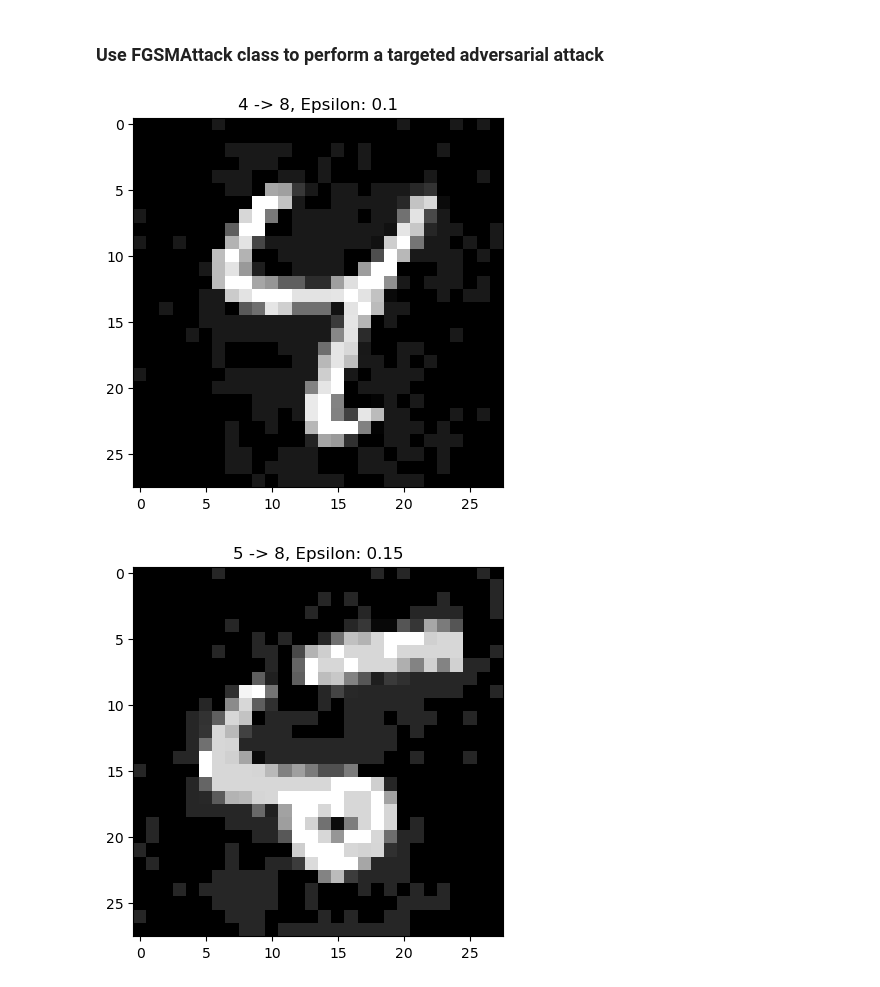
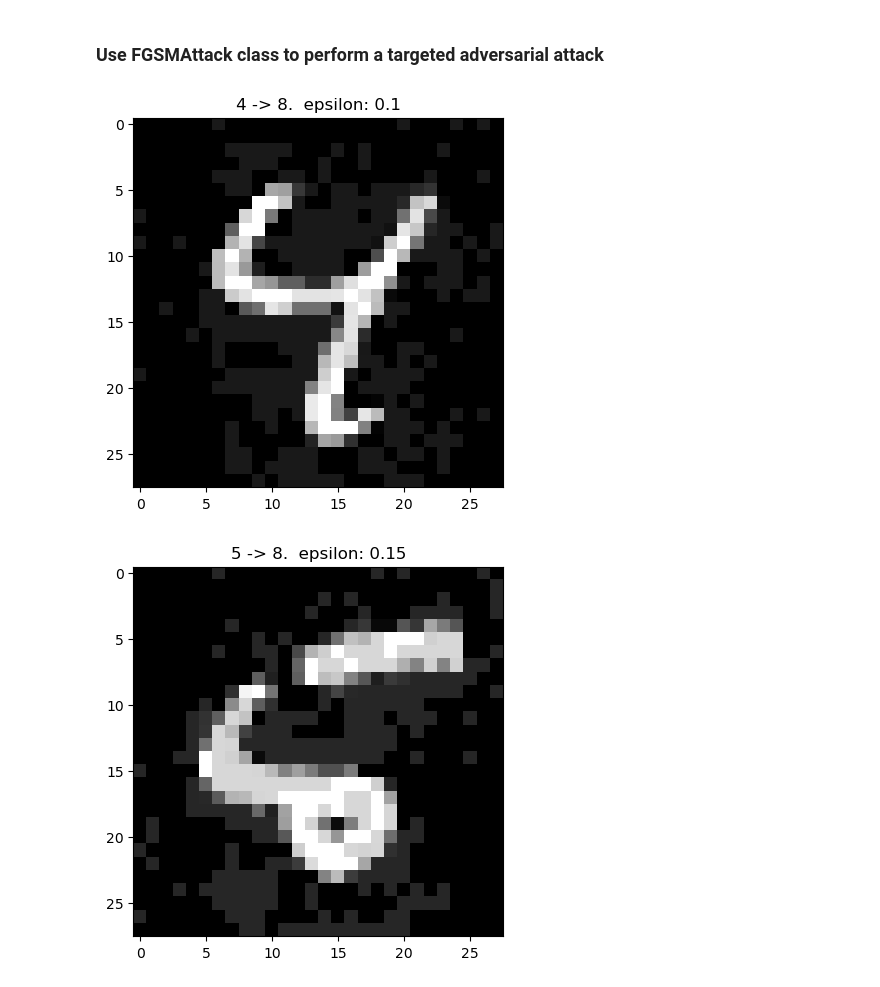
Before and after one commit to mahossam/Adversarial-Attacks, a Jupyter notebook: adversarial_attack_demo.ipynb, the cells around one changed output. Saved outputs shown, nothing was run; the diff lists cells and outputs as text; code cells hidden in the pictures.

```diff
--- a/adversarial_attack_demo.ipynb
+++ b/adversarial_attack_demo.ipynb
@@ -56,13 +55,13 @@ fgsm = FGSMTargeted(model, device)
 # %%
 # Apply the attack to first 50 sample images from the test dataset.
 for batch_idx, (data, label) in enumerate(test_loader):
     if batch_idx >= 50:
         break
-    perturbed_data, attack_is_successful, adv_pred, attack_epsilon = fgsm.attack(data, target_class)
+    perturbed_data, attack_is_successful, adv_pred, attack_epsilon = fgsm.generate_adv_example(data, target_class)
     if attack_is_successful:
         plt.imshow(perturbed_data.squeeze().detach().cpu().numpy(), cmap="gray")
-        plt.title(f"{label.item()} -> {adv_pred.item()}, Epsilon: {attack_epsilon}")
+        plt.title(f"{label.item()} -> {adv_pred.item()}.  epsilon: {attack_epsilon}")
         plt.show()
 # %% [output]
-[figure, old version]
+[figure, new version]
-[figure, old version]
+[figure, new version]
```
Also changed, not shown: parts of 3 cells of this notebook.
